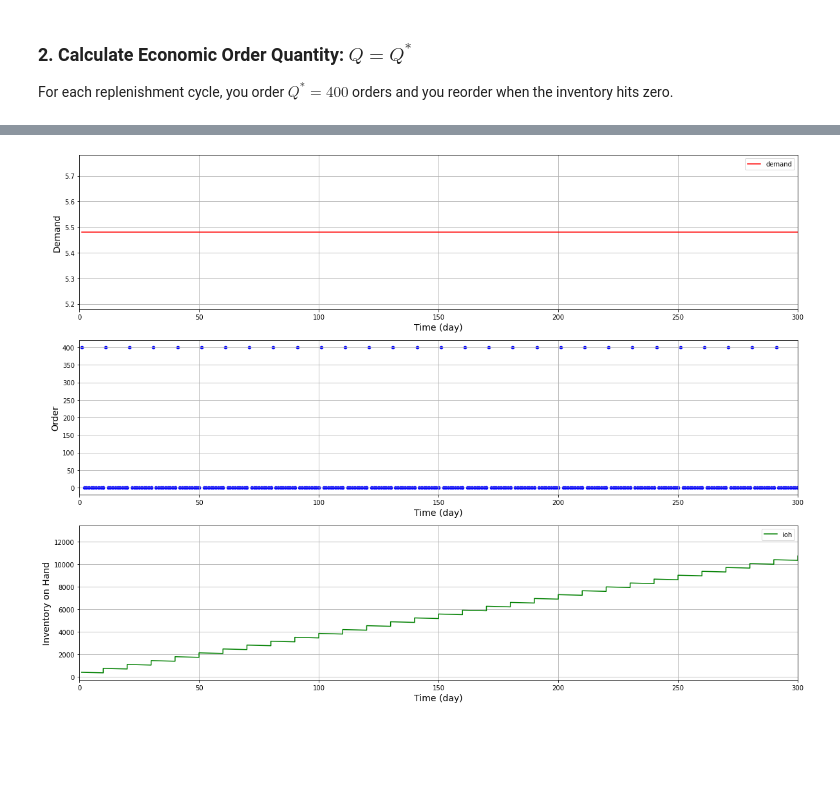
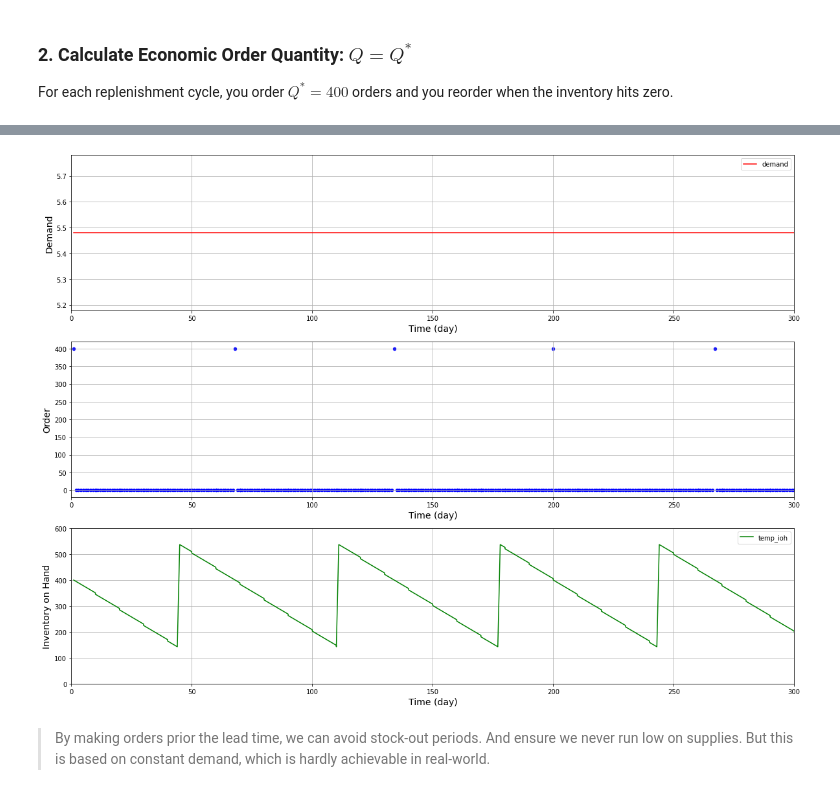
Before and after one commit to lordAaron0121/Supply-Chain-Optimization, a Jupyter notebook: Inventory Management for Retail — Deterministic Demand/Inventory Management for Retail — Deterministic Demand.ipynb, the cells around one changed output, grey strips where cells are left out. Saved outputs shown, nothing was run; the diff lists cells and outputs as text; code cells hidden in the pictures; blank space fills up the shorter version.

```diff
--- a/Inventory Management for Retail — Deterministic Demand/Inventory Management for Retail — Deterministic Demand.ipynb
+++ b/Inventory Management for Retail — Deterministic Demand/Inventory Management for Retail — Deterministic Demand.ipynb
@@ -170,21 +134,31 @@ def order2(Q, ):
 # %%
-# Simulation version 2: order when inventory level is zero
+# Simulation version 2:
 def sim2(Q, T, D_day, T_total, LD):
     df_sim = pd.DataFrame({'time': np.array(range(1, T_total+1))})
     # Demand Function
     df_sim['demand'] = df_sim['time'].apply(lambda t: demand(D_day))
     # Order Function
-    df_sim['order'] = df_sim['time'].apply(lambda t: order(t, T, Q))
+    df_sim['order'] = 0
+#     df_sim['order'] = df_sim['time'].apply(lambda t: order(t, T, Q))
     # Inventory on Hand = Order - Demand
     df_sim['ioh'] = df_sim['order'].cumsum().shift(LD) - df_sim['demand'].cumsum()
 
     # Inventory on Hand: Add extra records for the replenishment time at t = k x T - LD (for visualisation)
     df_simp = df_sim[df_sim['time'].apply(lambda t: ((t-LD) % T)==0 and (t!=0 + LD))]
-    if (df_simp['ioh'] == 0):
-        df_simp['ioh'] = df_simp['ioh'] + Q
+    df_simp['ioh'] = df_simp['ioh'] + Q
     df_sim = pd.concat([df_sim, df_simp]).sort_values(['time', 'ioh'], ascending= [True, True])
 
     # Print Results
     print("Demand during cycle time: {:,} units".format(round(D_day * T, 2)))
     print("Average Inventory on Hand for {:,} days cycle time: {:,} units".format(T, round(df_sim['ioh'].mean(),2)))
-    return df_sim
+    temp = df_sim.iloc[:, 0:4]
+    for i in range (0, 400):
+        if (i == 0):
+            temp.iloc[i, 2] = Q
+            temp.iloc[i, 3] = Q
+        else:
+            temp.iloc[i, 3] = temp.iloc[i-1, 3] - D_day
+            if (temp.iloc[i, 3] < 0):
+                temp.iloc[i, 2] = Q
+                temp.iloc[i, 3] = temp.iloc[i, 3] + Q
+    return temp
@@ -191,4 +212,3 @@ def sim2(Q, T, D_day, T_total, LD):
 # %%
-print("LD = {:,} days".format(LD))
-df_sim2 = sim2(Q, T, D_day, T_total, LD)
+df_sim3 = sim2(Q, T, D_day, T_total, LD)
 # %% [output]
@@ -196,0 +217,15 @@ ValueError: The truth value of a Series is ambiguous. Use a.empty, a.bool(), a.i
+# %%
+LD = 25
+df_sim3['temp_order'] = 0
+df_sim3['temp_ioh'] = df_sim3['ioh']
+df_sim3.iloc[0, 5] = Q
+df_sim3.iloc[0, 4] = Q
+
+for i in range(1, 400-LD):
+    df_sim3.iloc[i, 5] = df_sim3.iloc[i-1, 5] - D_day
+    if (df_sim3.iloc[i+LD, 2] == Q):
+        df_sim3.iloc[i, 4] = Q
+        df_sim3.iloc[i, 5] = df_sim3.iloc[i, 5] + Q
+
+#     df_sim3.iloc[i, 5] = df_sim3.iloc[i-1, 5] - D_day
+df_sim3
@@ -197,18 +250,20 @@ ValueError: The truth value of a Series is ambiguous. Use a.empty, a.bool(), a.i
 # %%
 figure, axes = plt.subplots(3, 1)
 
-df_sim2.plot(figsize=(20, 12), xlim=[0, 300], x='time', y='demand', ax=axes[0], grid = True, color = 'r')
+df_sim3.plot(figsize=(20, 12), xlim=[0, 300], x='time', y='demand', ax=axes[0], grid = True, color = 'r')
 axes[0].set_xlabel('Time (day)', fontsize = 14)
 axes[0].set_ylabel('Demand', fontsize = 14)
 
-df_sim2.plot.scatter(figsize=(20, 12), xlim=[0,300], x='time', y='order', ax=axes[1], grid = True, color ='b')
+df_sim3.plot.scatter(figsize=(20, 12), xlim=[0,300], x='time', y='order', ax=axes[1], grid = True, color ='b')
 axes[1].set_xlabel('Time (day)', fontsize = 14)
 axes[1].set_ylabel('Order', fontsize = 14)
 
-df_sim2.plot(figsize=(20, 15), xlim=[0, 300], x='time', y='ioh', ax=axes[2], grid = True, color = 'g')
+df_sim3.plot(figsize=(20, 15), xlim=[0, 300], ylim=[0, 600], x='time', y='temp_ioh', ax=axes[2], grid = True, color = 'g')
 axes[2].set_xlabel('Time (day)', fontsize = 14)
 axes[2].set_ylabel('Inventory on Hand', fontsize = 14)
 
 plt.show()
 # %% [output]
-[figure, old version]
+[figure, new version]
+# %% [markdown]
+> By making orders prior the lead time, we can avoid stock-out periods. And ensure we never run low on supplies. But this is based on constant demand, which is hardly achievable in real-world.
```
Also changed, not shown: parts of 10 cells of this notebook.
